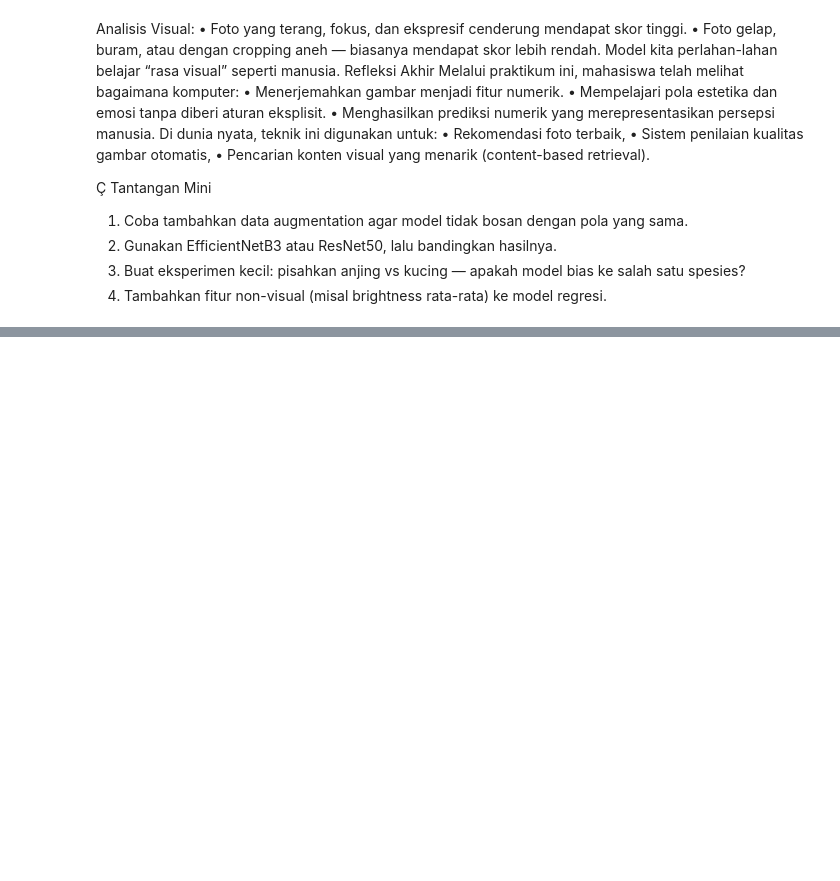
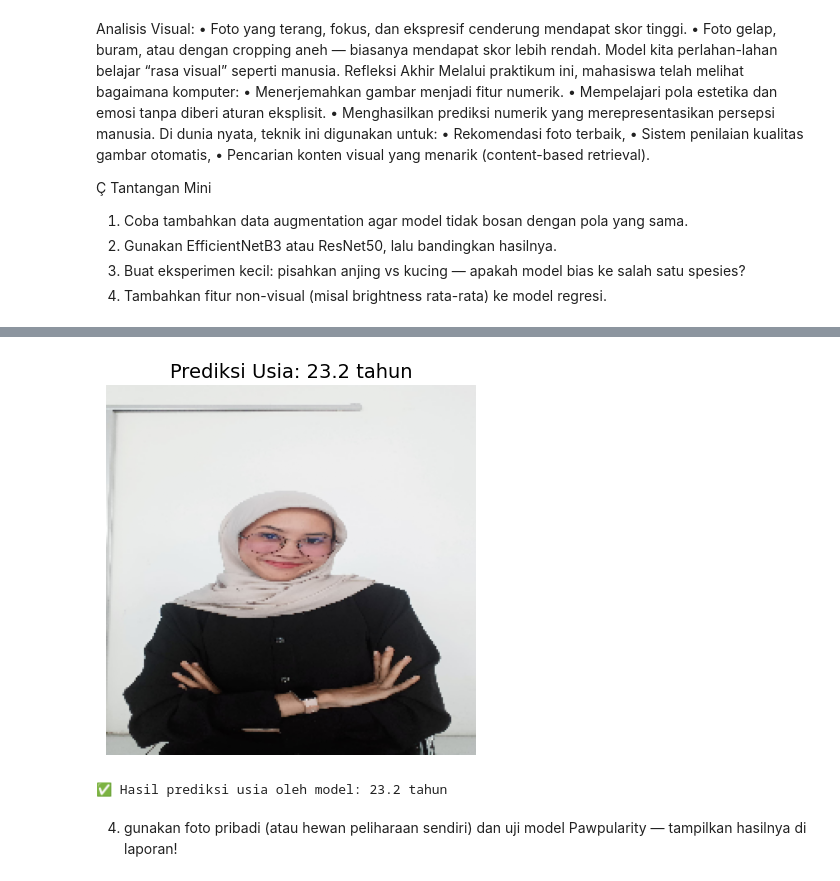
Before and after one commit to anisaafn/2025_Visi-Komputer_TI-2B, a Jupyter notebook: Jobsheet_3_Teknik_Regresi_Gambar.ipynb, the cells around one changed output, grey strips where cells are left out. Cells and saved outputs as stored; diff of their text form; code cells hidden in the pictures; blank space fills up the shorter version.

```diff
--- a/Jobsheet_3_Teknik_Regresi_Gambar.ipynb
+++ b/Jobsheet_3_Teknik_Regresi_Gambar.ipynb
@@ -1046,0 +1060,28 @@ Melalui praktikum ini, mahasiswa telah melihat bagaimana komputer:
+# %%
+import tensorflow as tf
+from PIL import Image
+import matplotlib.pyplot as plt
+
+# Ganti dengan nama file foto kamu
+foto_path = "foto Anisa.jpg"
+
+# Baca dan siapkan gambar
+img = tf.io.read_file(foto_path)
+img = tf.image.decode_jpeg(img, channels=3)
+img = tf.image.resize(img, (IMG_SIZE, IMG_SIZE)) / 255.0
+
+# Prediksi umur
+predicted_age = model.predict(tf.expand_dims(img, 0), verbose=0).ravel()[0]
+
+# Tampilkan hasil
+plt.imshow(img.numpy())
+plt.axis('off')
+plt.title(f"Prediksi Usia: {predicted_age:.1f} tahun", fontsize=14)
+plt.show()
+
+print(f"✅ Hasil prediksi usia oleh model: {predicted_age:.1f} tahun")
+# %% [output]
+[figure, added]
+✅ Hasil prediksi usia oleh model: 23.2 tahun
+# %% [markdown]
+4.	gunakan foto pribadi (atau hewan peliharaan sendiri) dan uji model Pawpularity — tampilkan hasilnya di laporan!
```
Also changed, not shown: parts of 26 cells of this notebook.
